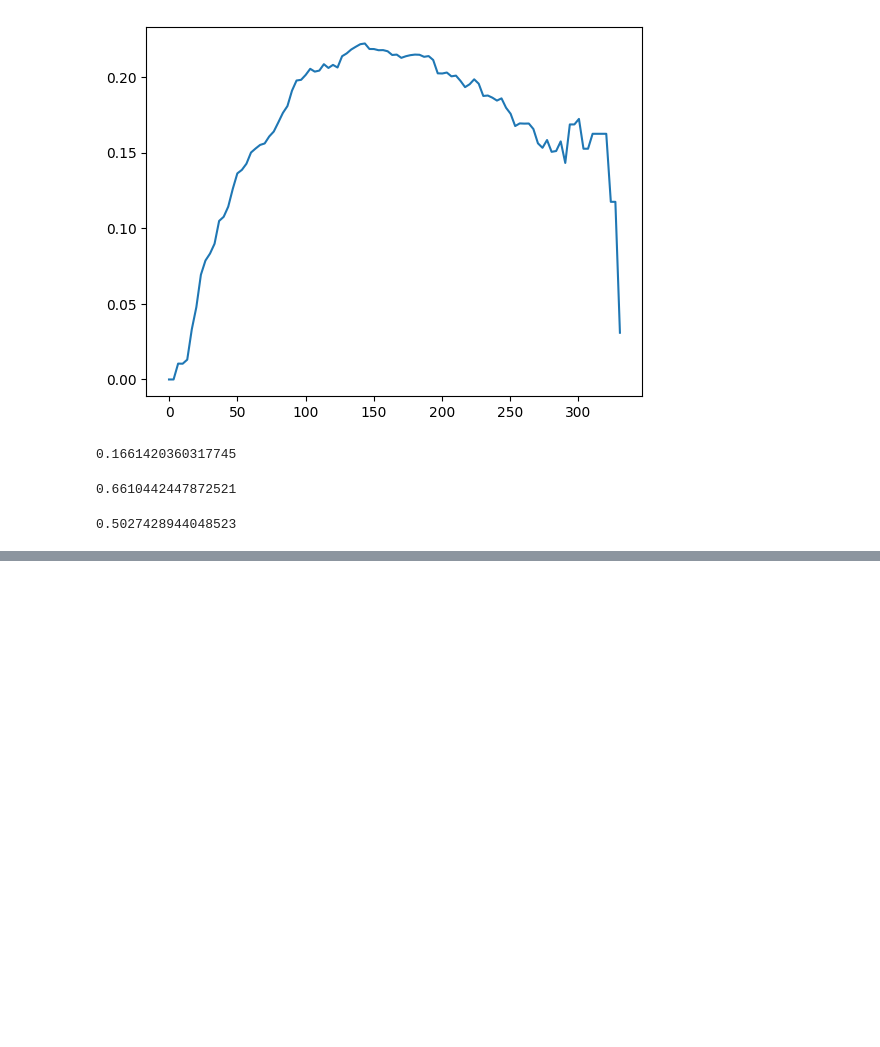
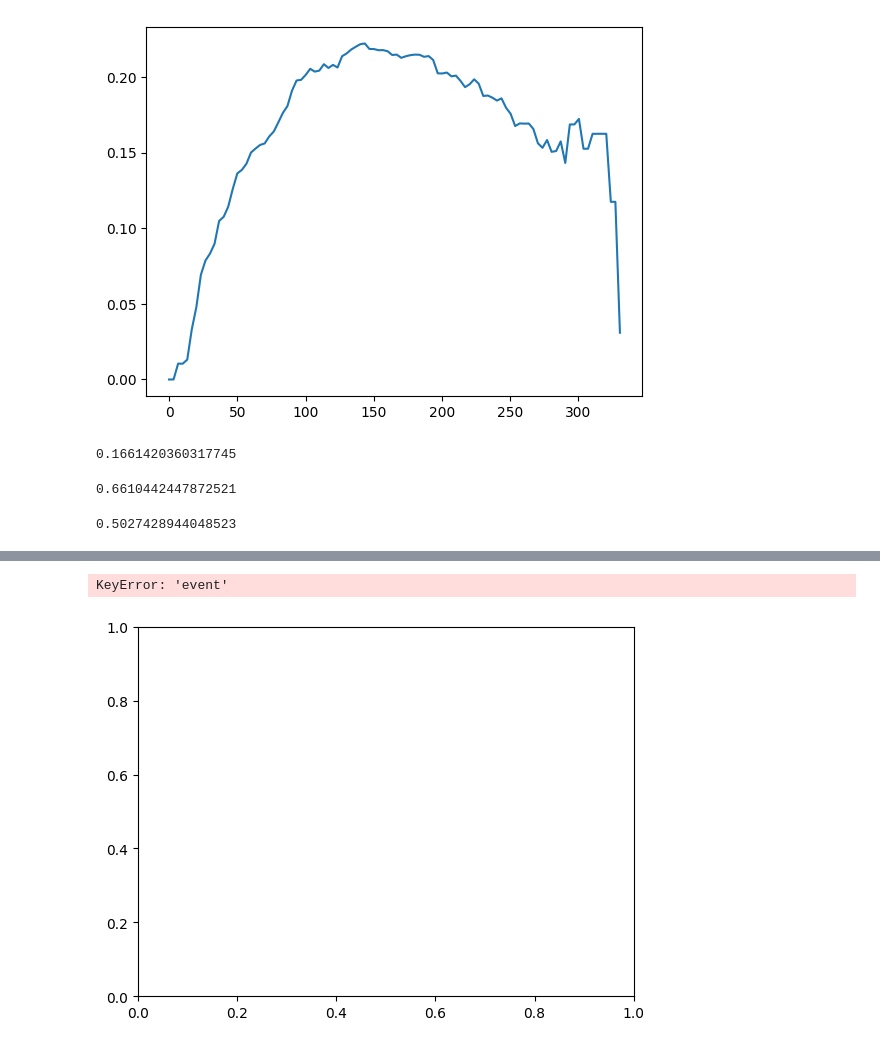
Before and after one commit to Zernez/PredictiveMaintenance, a Jupyter notebook: deep_surv.ipynb, the cells around one changed output, grey strips where cells are left out. Saved outputs shown, nothing was run; the diff lists cells and outputs as text; code cells hidden in the pictures; blank space fills up the shorter version.

```diff
--- a/deep_surv.ipynb
+++ b/deep_surv.ipynb
@@ -216,0 +321,11 @@ ev.integrated_nbll(time_grid)
+# %%
+cat_feats = ['sex', 'dzgroup', 'dzclass', 'income', 'race', 'ca']
+num_feats = ['age', 'num.co', 'meanbp', 'wblc', 'hrt', 'resp',
+             'temp', 'pafi', 'alb', 'bili', 'crea', 'sod', 'ph',
+             'glucose', 'bun', 'urine', 'adlp', 'adls']
+
+# Data should be processed in a fold-independent manner when performing cross-validation.
+# For simplicity in this demo, we process the dataset in a non-independent manner.
+preprocessor = Preprocessor(cat_feat_strat='ignore', num_feat_strat= 'mean')
+x = preprocessor.fit_transform(features, cat_feats=cat_feats, num_feats=num_feats,
+                                one_hot=True, fill_value=-1)
@@ -216,0 +352,11 @@ ev.integrated_nbll(time_grid)
+# %%
+from auton_survival.experiments import SurvivalRegressionCV
+
+param_grid = {'k' : [4],
+#              'distribution' : ['Weibull'],
+              'learning_rate' : [1e-4, 1e-3],
+              'layers' : [[100]]}
+
+experiment = SurvivalRegressionCV(model='dcph', num_folds=4, hyperparam_grid=param_grid, random_seed=0)
+times = np.quantile(outcomes.time[outcomes.event==1], [0.25, 0.5, 0.75]).tolist()
+model = experiment.fit(x, outcomes, times, metric='brs')
@@ -216,0 +378,3 @@ ev.integrated_nbll(time_grid)
+# %%
+out_risk = model.predict_risk(x, times)
+out_survival = model.predict_survival(x, times)
@@ -216,0 +427,3 @@ ev.integrated_nbll(time_grid)
+# %%
+print (out_survival.shape)
+df = pd.DataFrame(out_survival[0], columns = ['time'])
@@ -216,0 +442,6 @@ ev.integrated_nbll(time_grid)
+# %%
+import auton_survival.reporting
+auton_survival.reporting.plot_kaplanmeier(df)
+# %% [output]
+KeyError: 'event'
+[figure, added]
```
Also changed, not shown: parts of 30 cells of this notebook, 6 other files.
